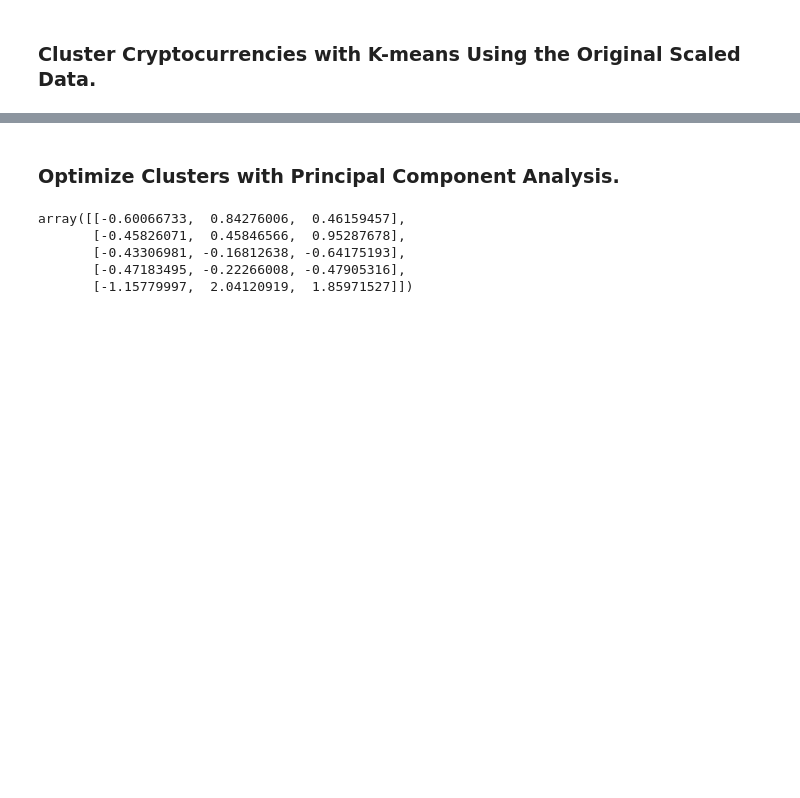
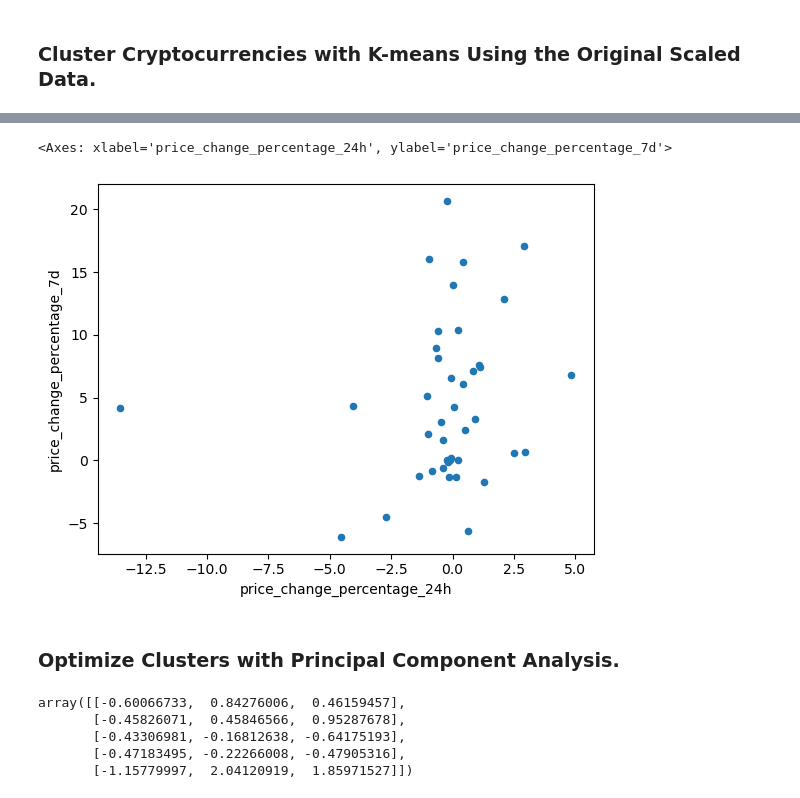
Before and after one commit to afine5/CryptoClustering, a Jupyter notebook: Crypto_Clustering.ipynb, the cells around one changed output, grey strips where cells are left out. Saved outputs shown, nothing was run; the diff lists cells and outputs as text; code cells hidden in the pictures; blank space fills up the shorter version.

Commit message:
Section 3 Complete but noticing weirdness with the scatterplot, and the 'rainbow' stlyling is not working yet

```diff
--- a/Crypto_Clustering.ipynb
+++ b/Crypto_Clustering.ipynb
@@ -178,7 +218,14 @@ elbow_plot = elbow_df.plot.line(x='k',
 # %%
 # Create a scatter plot using Pandas plot by setting
 # `x="price_change_percentage_24h"` and `y="price_change_percentage_7d"`.
 # Use "rainbow" for the color to better visualize the data.
+market_data_clustered.plot.scatter(
+    x="price_change_percentage_24h",
+    y="price_change_percentage_7d",
+    cmap="rainbow")
+# %% [output]
+<Axes: xlabel='price_change_percentage_24h', ylabel='price_change_percentage_7d'>
+[figure, added]
 # %% [markdown]
 ### Optimize Clusters with Principal Component Analysis.
 # %%
```
Also changed, not shown: parts of 12 cells of this notebook.
